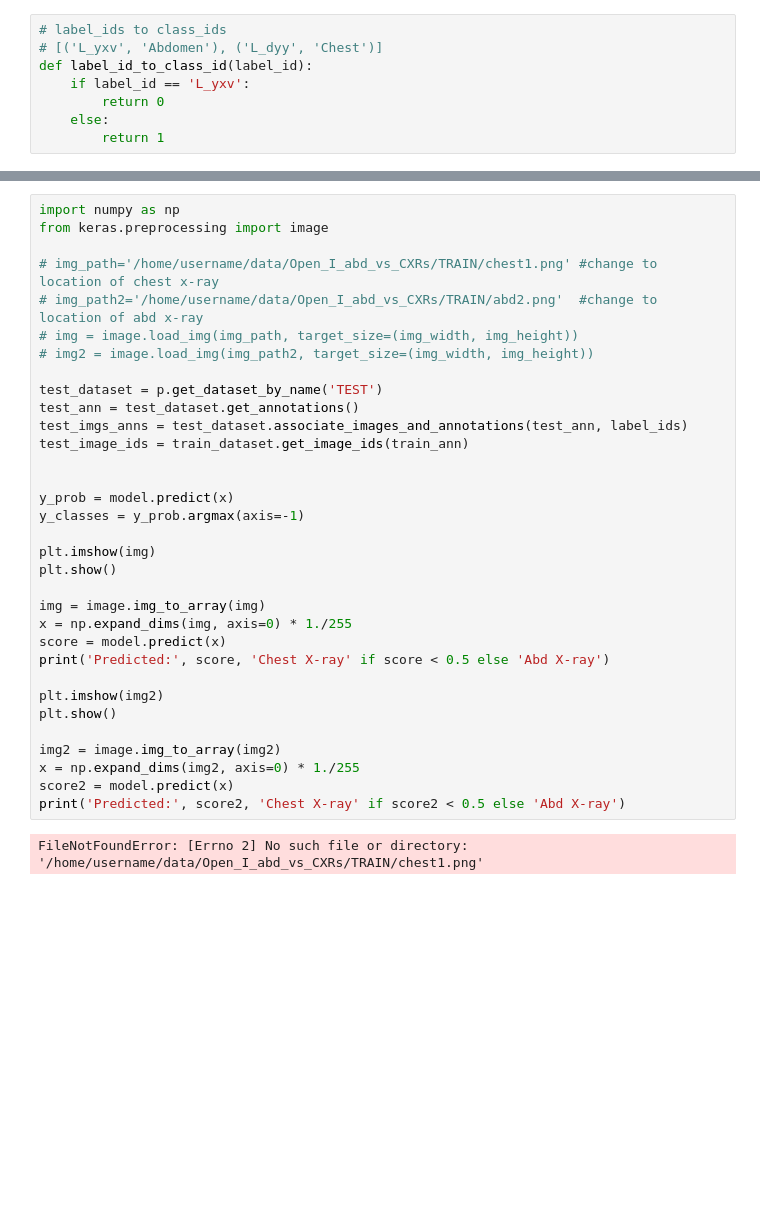
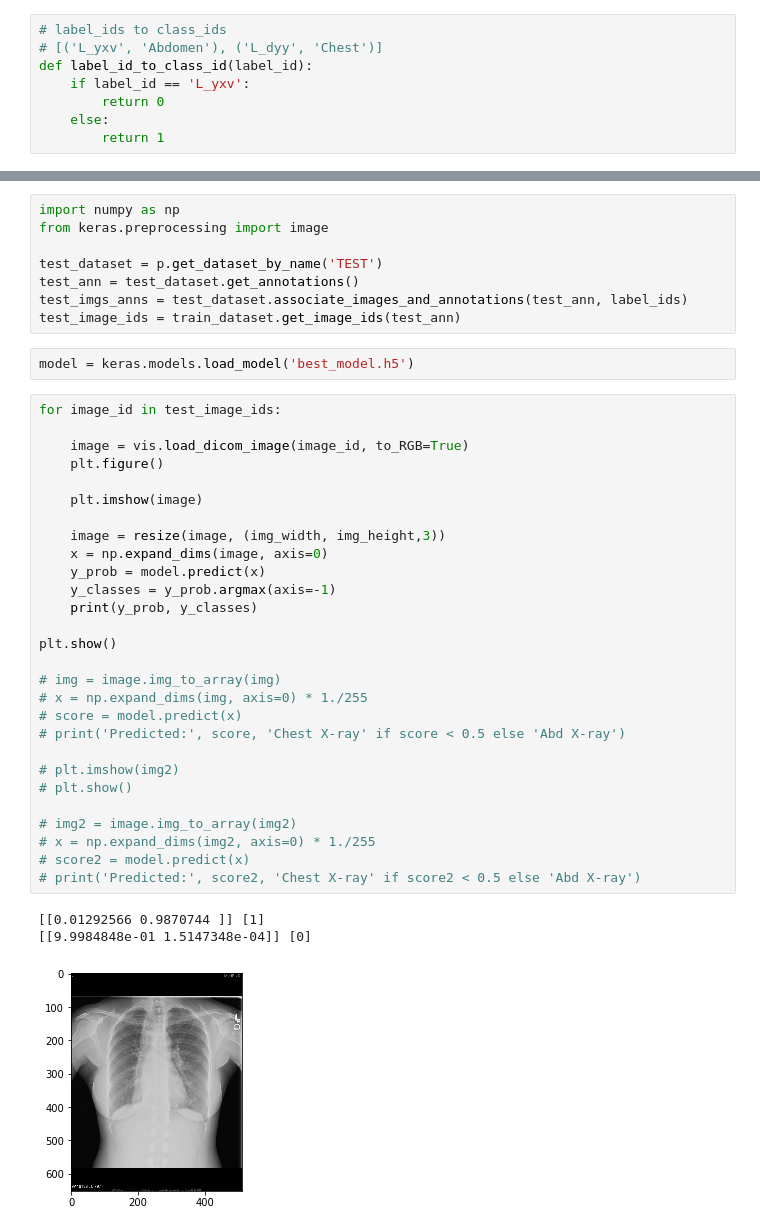
Before and after one commit to mdai/mdai-client-py, a Jupyter notebook: notebooks/mdai-api-hello-world.ipynb, the cells around one changed output, grey strips where cells are left out. Saved outputs shown, nothing was run; the diff lists cells and outputs as text; blank space fills up the shorter version.

```diff
--- a/notebooks/mdai-api-hello-world.ipynb
+++ b/notebooks/mdai-api-hello-world.ipynb
@@ -306,35 +306,42 @@ dict_keys(['val_loss', 'val_acc', 'loss', 'acc'])
+# %%
+import numpy as np
+from keras.preprocessing import image
+
+test_dataset = p.get_dataset_by_name('TEST')
+test_ann = test_dataset.get_annotations()
+test_imgs_anns = test_dataset.associate_images_and_annotations(test_ann, label_ids)
+test_image_ids = train_dataset.get_image_ids(test_ann)
+# %%
+model = keras.models.load_model('best_model.h5')
 # %%
-import numpy as np
-from keras.preprocessing import image
+for image_id in test_image_ids:
 
-# img_path='/home/username/data/Open_I_abd_vs_CXRs/TRAIN/chest1.png' #change to location of chest x-ray
-# img_path2='/home/username/data/Open_I_abd_vs_CXRs/TRAIN/abd2.png'  #change to location of abd x-ray
-# img = image.load_img(img_path, target_size=(img_width, img_height))
-# img2 = image.load_img(img_path2, target_size=(img_width, img_height))
+    image = vis.load_dicom_image(image_id, to_RGB=True)
+    plt.figure()
 
-test_dataset = p.get_dataset_by_name('TEST')
-test_ann = test_dataset.get_annotations()
-test_imgs_anns = test_dataset.associate_images_and_annotations(test_ann, label_ids)
-test_image_ids = train_dataset.get_image_ids(train_ann)
+    plt.imshow(image)
 
+    image = resize(image, (img_width, img_height,3))
+    x = np.expand_dims(image, axis=0)
+    y_prob = model.predict(x)
+    y_classes = y_prob.argmax(axis=-1)
+    print(y_prob, y_classes)
 
-y_prob = model.predict(x)
-y_classes = y_prob.argmax(axis=-1)
-
-plt.imshow(img)
 plt.show()
 
-img = image.img_to_array(img)
-x = np.expand_dims(img, axis=0) * 1./255
-score = model.predict(x)
-print('Predicted:', score, 'Chest X-ray' if score < 0.5 else 'Abd X-ray')
+# img = image.img_to_array(img)
+# x = np.expand_dims(img, axis=0) * 1./255
+# score = model.predict(x)
+# print('Predicted:', score, 'Chest X-ray' if score < 0.5 else 'Abd X-ray')
 
-plt.imshow(img2)
-plt.show()
+# plt.imshow(img2)
+# plt.show()
 
-img2 = image.img_to_array(img2)
-x = np.expand_dims(img2, axis=0) * 1./255
-score2 = model.predict(x)
-print('Predicted:', score2, 'Chest X-ray' if score2 < 0.5 else 'Abd X-ray')
+# img2 = image.img_to_array(img2)
+# x = np.expand_dims(img2, axis=0) * 1./255
+# score2 = model.predict(x)
+# print('Predicted:', score2, 'Chest X-ray' if score2 < 0.5 else 'Abd X-ray')
 # %% [output]
-FileNotFoundError: [Errno 2] No such file or directory: '/home/username/data/Open_I_abd_vs_CXRs/TRAIN/chest1.png'
+[[0.01292566 0.9870744 ]] [1]
+[[9.9984848e-01 1.5147348e-04]] [0]
+[figure, added]
```
Also changed, not shown: parts of 11 cells of this notebook, 4 other files.
